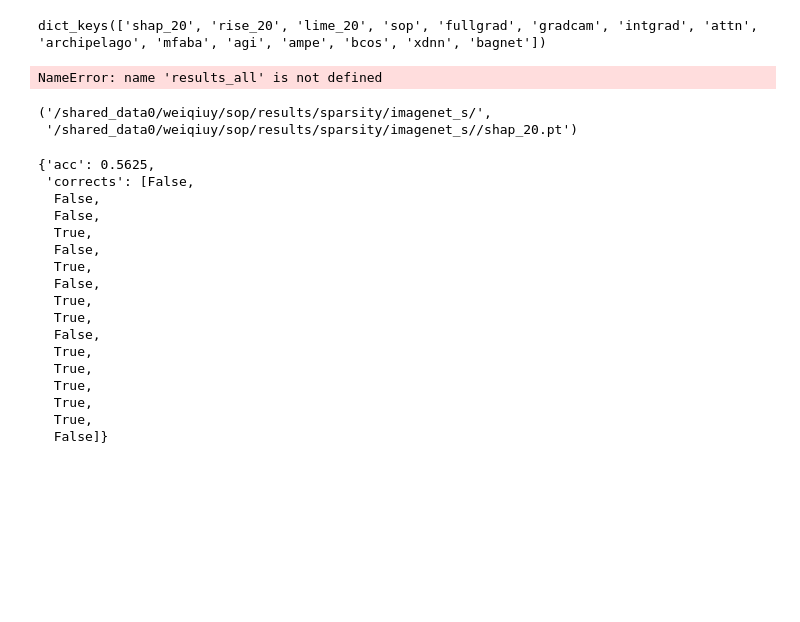
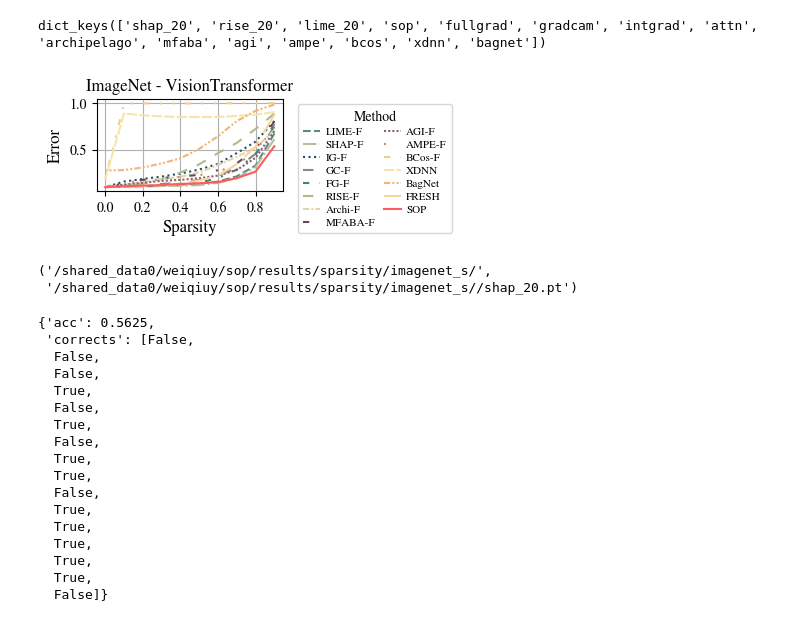
Before and after one commit to BrachioLab/sop, a Jupyter notebook: notebooks/metrics/sparsity.ipynb, the cells around one changed output. Drawn from its saved outputs; the diff is of its cells as text; code cells hidden in the pictures; blank space fills up the shorter version.

```diff
--- a/notebooks/metrics/sparsity.ipynb
+++ b/notebooks/metrics/sparsity.ipynb
@@ -260,7 +261,7 @@ line_styles = [
 ]
 
 # Plotting with updated line styles
-plt.figure(figsize=(2.4, 2))  # Adjusted for better visualization
+plt.figure(figsize=(2.4, 1.2))  # Adjusted for better visualization
 for (key, values), style, color in zip(data.items(), line_styles, colors):
     # print(values)
     # print(list(range(len(values) - 1, -1, -1)))
@@ -270,35 +271,38 @@ for (key, values), style, color in zip(data.items(), line_styles, colors):
 
     # plt.plot(x, [1 - list(values.values())[i] for i in range(len(values) - 1, -1, -1)], label=name_mapping[key], linestyle=style, color=color)
 
 plt.title('ImageNet - VisionTransformer')
 plt.xlabel('Sparsity', fontsize=12)
 plt.ylabel('Error', fontsize=12)
 plt.xticks([0,0.2,0.4,0.6,0.8])
 # plt.legend(loc='upper left', bbox_to_anchor=(0.5, -0.15), ncol=3)
 legend = plt.legend(title="Method", bbox_to_anchor=(1.05, 1), loc='upper left',  ncol=2,
-                   labelspacing=0.3, handlelength=1.5, handletextpad=0.5, fontsize=9,
+                   labelspacing=0.3, handlelength=1.5, handletextpad=0.5, fontsize=8,
                    handleheight=0.5, borderpad=0.5, frameon=True, columnspacing=0.8)
+# legend = plt.legend(title="Method", bbox_to_anchor=(-0.3, -0.5), loc='upper left',  ncol=4,
+#                    labelspacing=0.3, handlelength=1.5, handletextpad=0.5, fontsize=8,
+#                    handleheight=0.5, borderpad=0.5, frameon=True, columnspacing=0.5)
 # legend = ax.legend(
 #     title="Method",
 #     bbox_to_anchor=(1.05, 1),
 #     loc='upper left',
 #     labelspacing=0.3,  # Vertical spacing between legend items
 #     handlelength=1,    # Length of the handles (line or marker length)
 #     handletextpad=0.5, # Padding between handle and text
 #     borderpad=0.5,     # Padding inside the legend border
 #     ncol=2,            # Number of columns
 #     frameon=True,
 #     fontsize=9,
 #     columnspacing=1  # Adjust this value to increase/decrease column distance
 # )
 # plt.legend(title="Method", bbox_to_anchor=(1.05, 1), loc='upper left', ncol=2,
 #            labelspacing=0.2, handlelength=1, handletextpad=0.5,
 #            handleheight=0.5, borderpad=0.5)
 plt.grid(True)
 plt.savefig('imagenet_figs/acc_sparsity_imagenet.pdf', dpi=300, bbox_inches='tight', pad_inches=0)
 plt.show()
 # %% [output]
-NameError: name 'results_all' is not defined
+[figure, added]
 # %%
 save_dir, results_path
 # %% [output]
```
Also changed, not shown: parts of 4 cells of this notebook, 3 other files.
